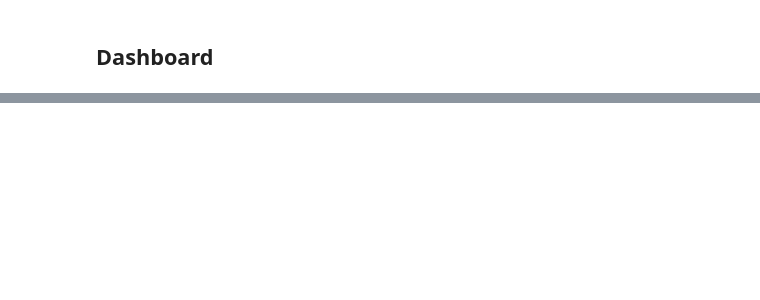
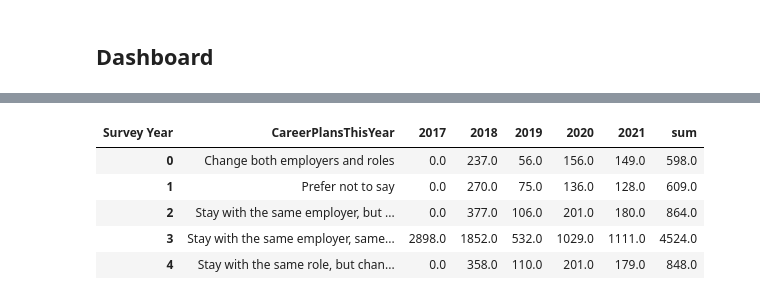
Before and after one commit to mhkhoraidah/SDA-Python-Dash-Project, a Jupyter notebook: Data manipulation2 (1).ipynb, the cells around one changed output, grey strips where cells are left out. Cells and saved outputs as stored; diff of their text form; code cells hidden in the pictures; blank space fills up the shorter version.

```diff
--- a/Data manipulation2 (1).ipynb
+++ b/Data manipulation2 (1).ipynb
@@ -207,4 +224,14 @@ if __name__ == '__main__':
 [interactive output not drawn]
+# %%
+dfCareerPlan = dfCareerPlan.reset_index()
+dfCareerPlan
+# %% [output]
+| Survey Year | CareerPlansThisYear | 2017 | 2018 | 2019 | 2020 | 2021 | sum |
+| 0 | Change both employers and roles | 0.0 | 237.0 | 56.0 | 156.0 | 149.0 | 598.0 |
+| 1 | Prefer not to say | 0.0 | 270.0 | 75.0 | 136.0 | 128.0 | 609.0 |
+| 2 | Stay with the same employer, but ... | 0.0 | 377.0 | 106.0 | 201.0 | 180.0 | 864.0 |
+| 3 | Stay with the same employer, same... | 2898.0 | 1852.0 | 532.0 | 1029.0 | 1111.0 | 4524.0 |
+| 4 | Stay with the same role, but chan... | 0.0 | 358.0 | 110.0 | 201.0 | 179.0 | 848.0 |
 # %%
 
 
```
Also changed, not shown: parts of 5 cells of this notebook.
